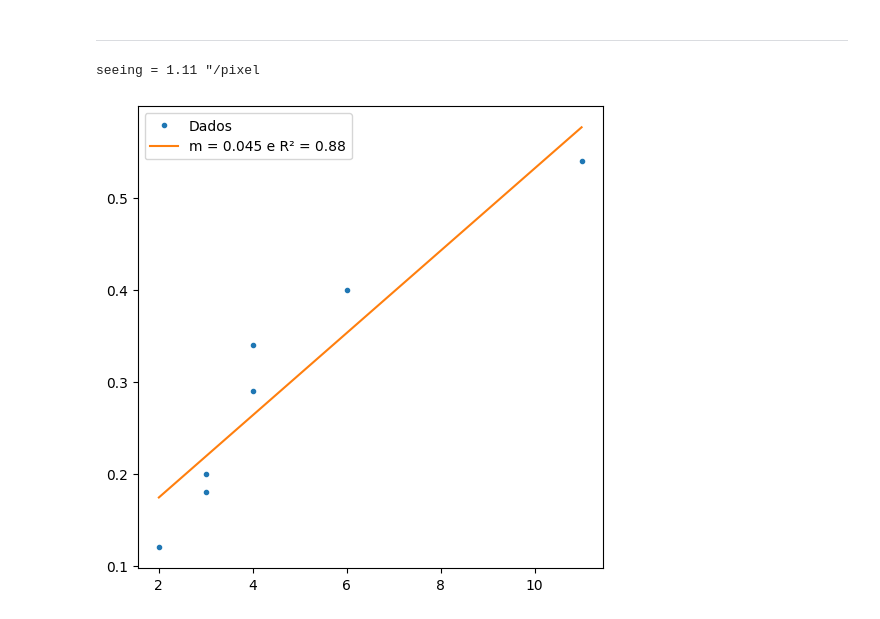
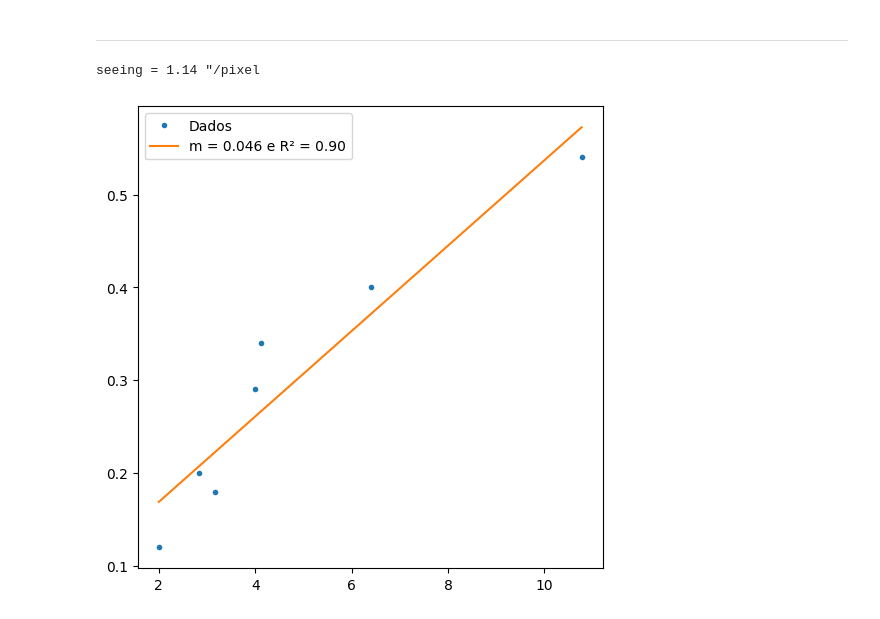
Before and after one commit to lucaspereira1342/Speckle, a Jupyter notebook: speckle_data_reduction.ipynb, the cells around one changed output. Cells and saved outputs as stored; diff of their text form; code cells hidden in the pictures.

```diff
--- a/speckle_data_reduction.ipynb
+++ b/speckle_data_reduction.ipynb
@@ -944,23 +963,23 @@ Plate scale calc
 # %%
 LE = r"D:\22abr22\LE\LE_image-12283-6146_O-I.fits"
 
 ydata = np.array([0.54, 0.34, 0.12, 0.18, 0.40, 0.29, 0.20])
-xdata = np.array([11, 4, 2, 3, 6, 4, 3])
+xdata = np.array([10.77, 4.12, 2, 3.16, 6.40, 4, 2.84])
 
 coef, error, r2_score, Fij = linear_regression(xdata, ydata)
 
 xcalc = np.linspace(xdata.min(), xdata.max(), 100)
 ycalc = Fij(xcalc) @ coef
 
 ep = coef[1]
 seeing_value = seeing(LE, ep)
 print(f'seeing = {seeing_value:.2f} "/pixel')
 
 plt.figure(figsize=(6, 6))
 plt.plot(xdata, ydata, '.', label='Dados')
 plt.plot(xcalc, ycalc, '-', label=f'm = {coef[1]:.3f} e R² = {r2_score:.2f}')
 plt.legend()
 plt.show()
 # %% [output]
-seeing = 1.11 "/pixel
+seeing = 1.14 "/pixel
-[figure, old version]
+[figure, new version]
```
Also changed, not shown: parts of 7 cells of this notebook.
